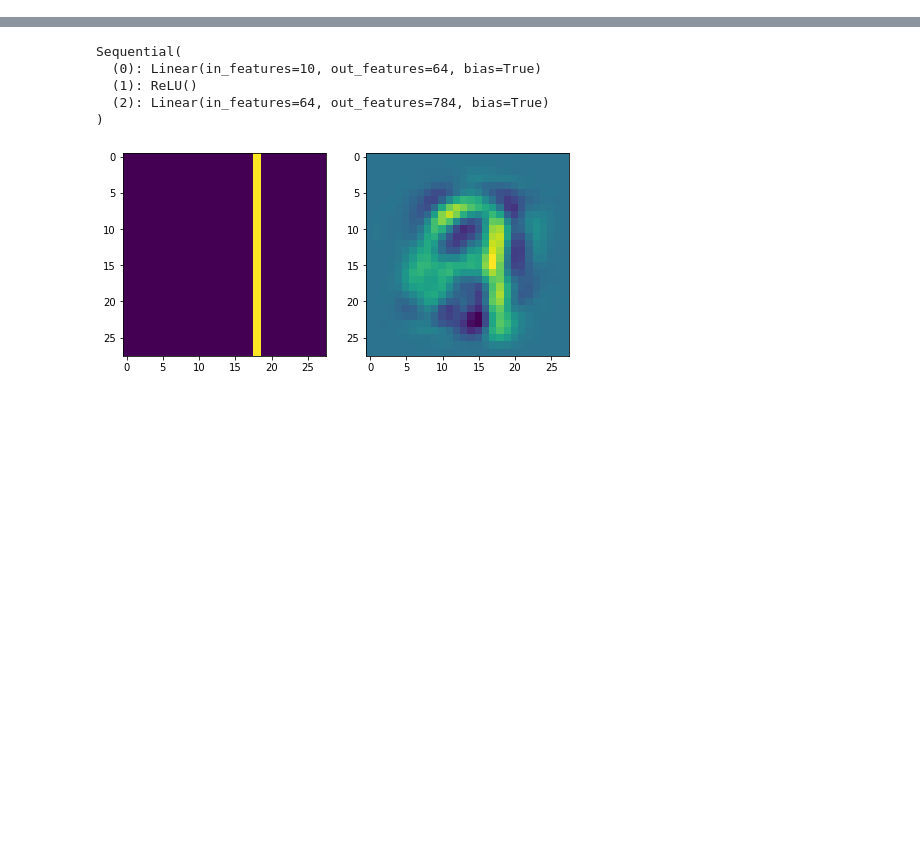
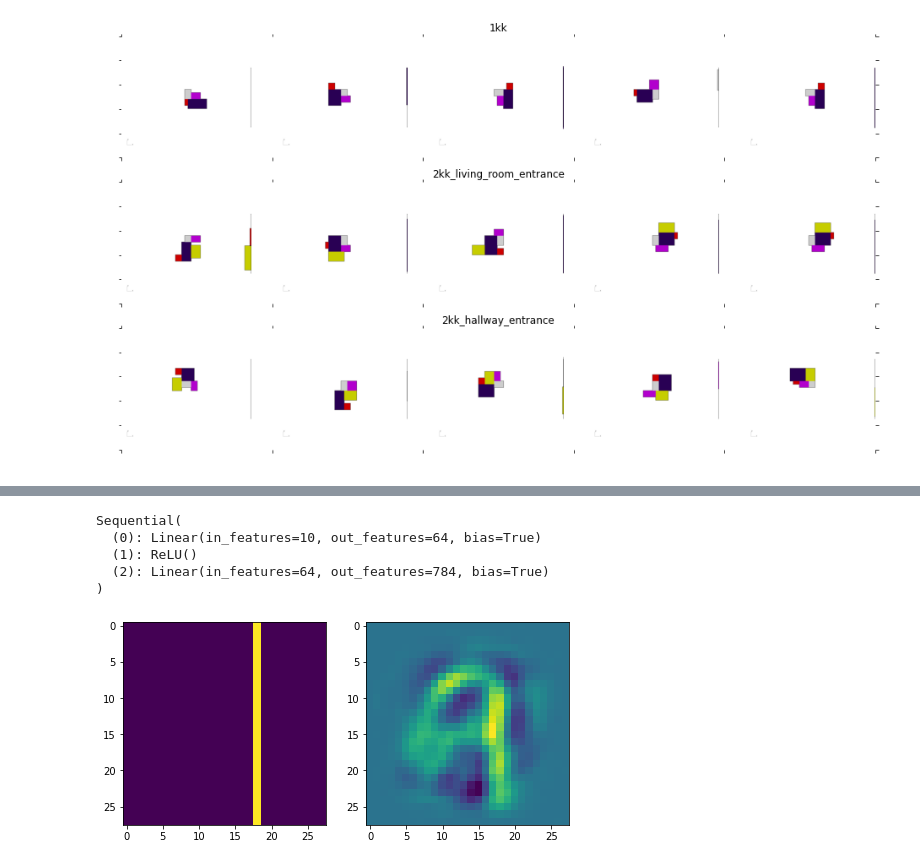
Before and after one commit to saladart/FLOOR_PLAN_GENERATOR, a Jupyter notebook: encoder.ipynb, the cells around one changed output, grey strips where cells are left out. Drawn from its saved outputs; the diff is of its cells as text; code cells hidden in the pictures; blank space fills up the shorter version.

```diff
--- a/encoder.ipynb
+++ b/encoder.ipynb
@@ -17,0 +50,23 @@ import wandb
+# %%
+n_samples = 5
+
+p = Path('/content/drive/MyDrive/UNIVERSITY/MVI/mvi-sp/samples/')
+
+fig, big_axs = plt.subplots(nrows=3, ncols=1, figsize=(16, 9), sharey=True)
+for i, sample_p in enumerate(p.glob('[!.]*')):
+    name = sample_p.name
+    all_samples = list(sample_p.glob('*.png'))
+    samples = np.random.choice(all_samples, size=n_samples)
+
+    big_axs[i].set_title(f'{name}')
+    big_axs[i].tick_params(labelcolor=(1.,1.,1., 0.0), top='off', bottom='off', left='off', right='off')
+    big_axs[i]._frameon = False
+    for j in range(n_samples):
+        img = cv2.imread(str(samples[j]))
+        ax = fig.add_subplot(3, n_samples, n_samples * i + j + 1)
+        ax.imshow(img)
+        ax.axis('off')
+# plt.tight_layout()
+plt.show()
+# %% [output]
+[figure, added]
```
Also changed, not shown: parts of 30 cells of this notebook, 1 other file.
